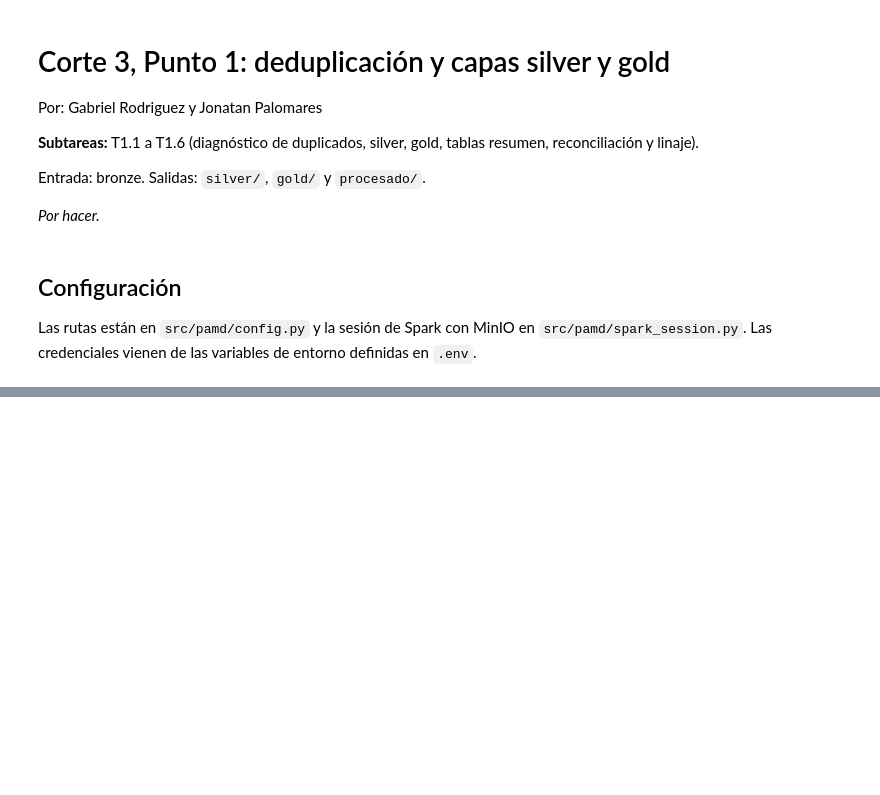
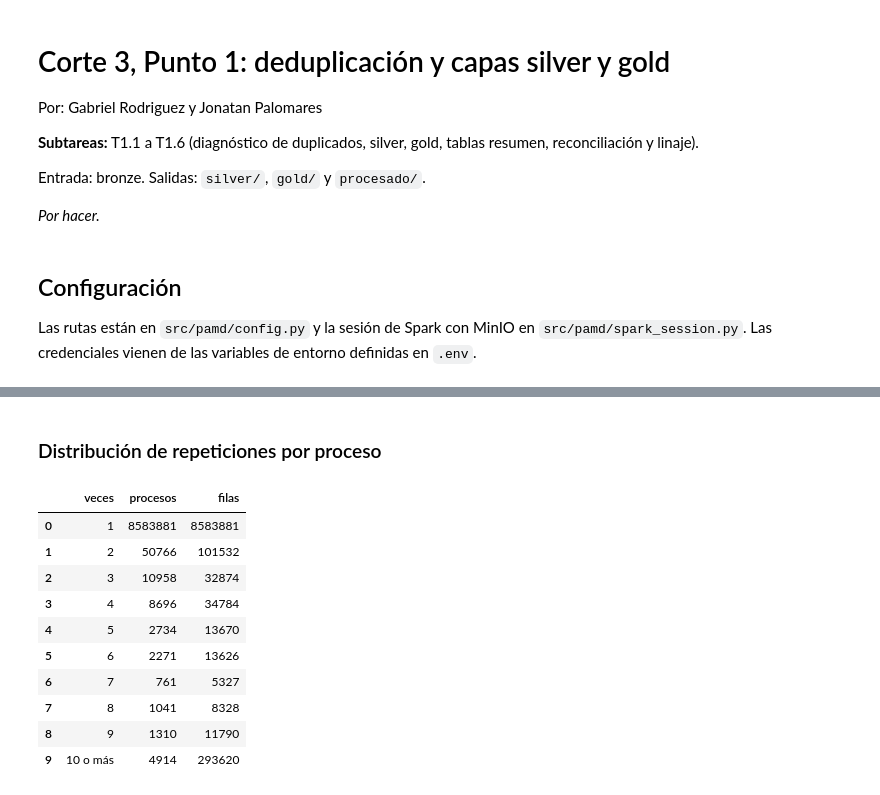
Before and after one commit to PalomaresJonatan13/pamd-secop, a Jupyter notebook: notebooks/04_corte3_silver_gold.ipynb, the cells around one changed output, grey strips where cells are left out. Drawn from its saved outputs; the diff is of its cells as text; code cells hidden in the pictures; blank space fills up the shorter version.

```diff
--- a/notebooks/04_corte3_silver_gold.ipynb
+++ b/notebooks/04_corte3_silver_gold.ipynb
@@ -44,0 +128,27 @@ spark = get_spark()
+# %% [markdown]
+### Distribución de repeticiones por proceso
+# %%
+# T1.1 · ¿Cuántas veces se repite cada id_del_proceso?
+repeticiones_proceso = (
+    bronze.groupBy("id_del_proceso").count()
+    .withColumn("veces", F.least(F.col("count"), F.lit(10)))
+    .groupBy("veces")
+    .agg(F.count("*").alias("procesos"), F.sum("count").alias("filas"))
+    .orderBy("veces")
+    .collect()
+)
+repeticiones_proceso = pd.DataFrame([r.asDict() for r in repeticiones_proceso])
+repeticiones_proceso["veces"] = repeticiones_proceso["veces"].map(lambda v: "10 o más" if v == 10 else str(v))
+display(repeticiones_proceso)
+# %% [output]
+|  | veces | procesos | filas |
+| 0 | 1 | 8583881 | 8583881 |
+| 1 | 2 | 50766 | 101532 |
+| 2 | 3 | 10958 | 32874 |
+| 3 | 4 | 8696 | 34784 |
+| 4 | 5 | 2734 | 13670 |
+| 5 | 6 | 2271 | 13626 |
+| 6 | 7 | 761 | 5327 |
+| 7 | 8 | 1041 | 8328 |
+| 8 | 9 | 1310 | 11790 |
+| 9 | 10 o más | 4914 | 293620 |
```
Also changed, not shown: parts of 12 cells of this notebook.
